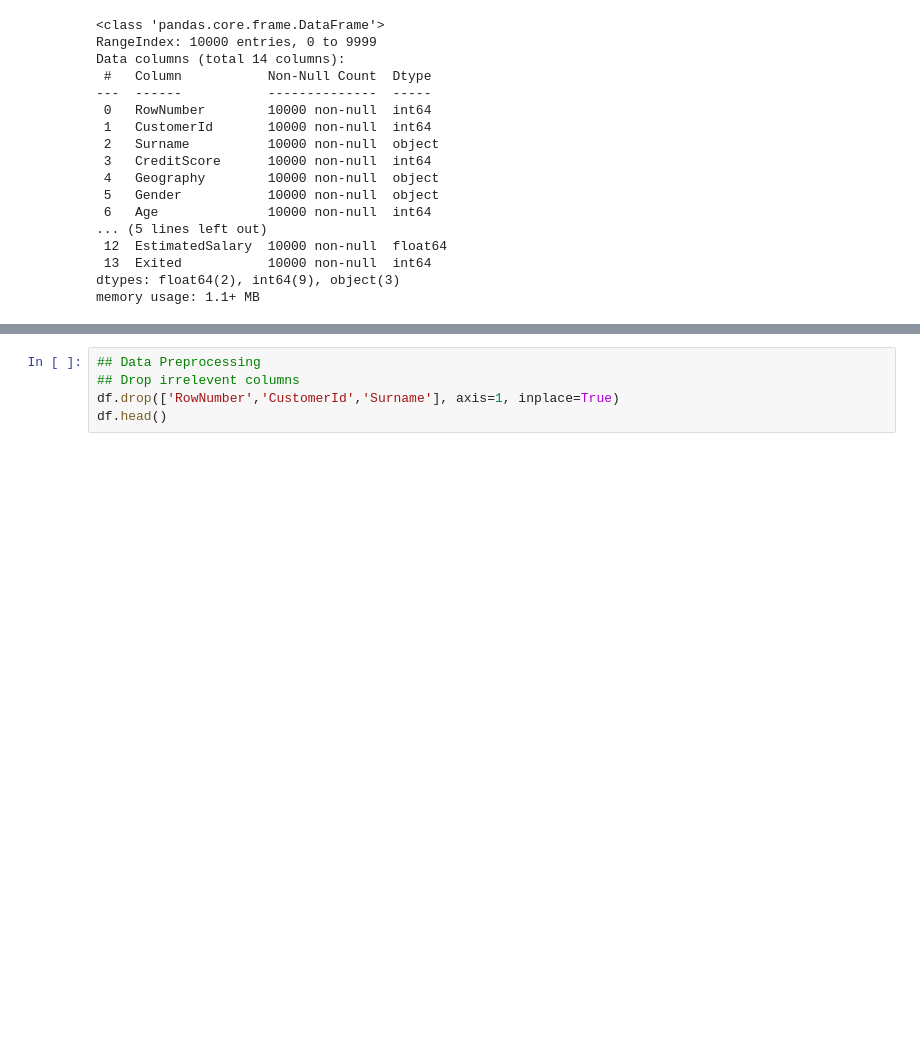
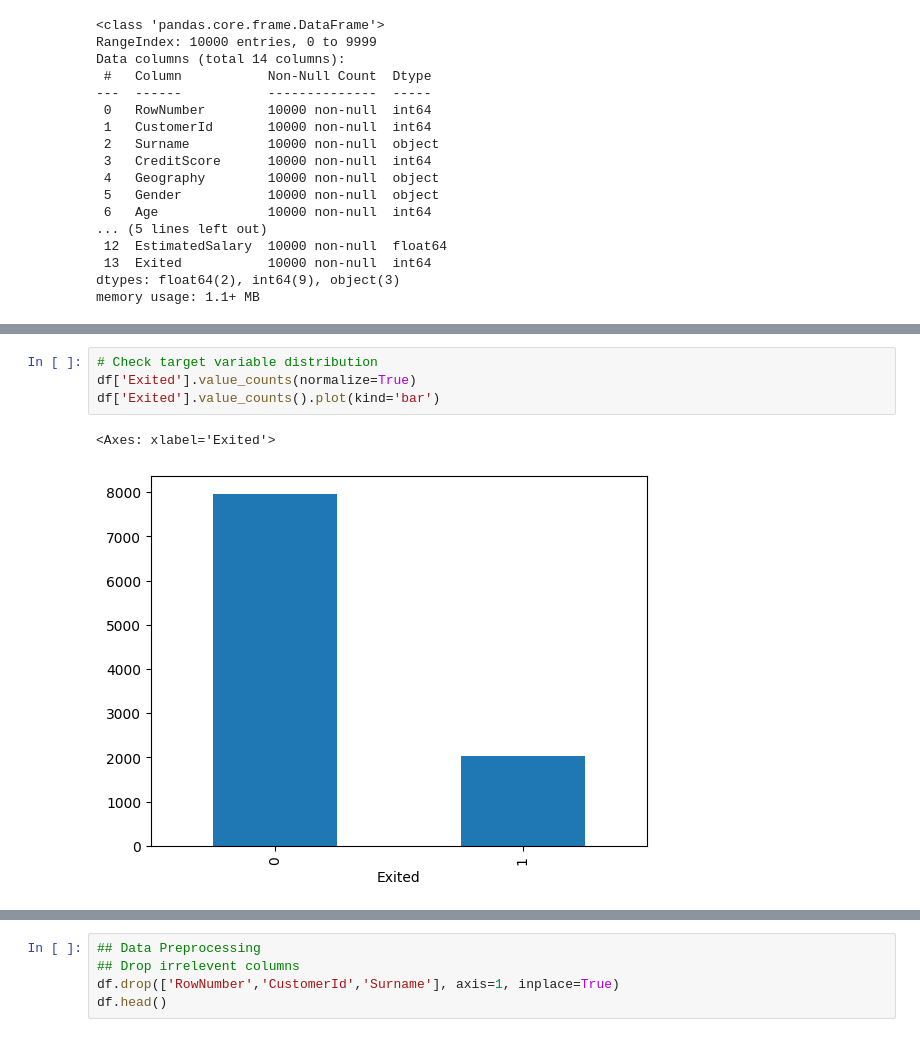
Before and after one commit to bhavesh2205/Bank-Customer-Churn-Prediction, a Jupyter notebook: notebook.ipynb, the cells around one changed output, grey strips where cells are left out. Saved outputs shown, nothing was run; the diff lists cells and outputs as text; blank space fills up the shorter version.

```diff
--- a/notebook.ipynb
+++ b/notebook.ipynb
@@ -49,0 +85,7 @@ memory usage: 1.1+ MB
+# %%
+# Check target variable distribution
+df['Exited'].value_counts(normalize=True)
+df['Exited'].value_counts().plot(kind='bar')
+# %% [output]
+<Axes: xlabel='Exited'>
+[figure, added]
```
Also changed, not shown: parts of 41 cells of this notebook, 13 other files.
